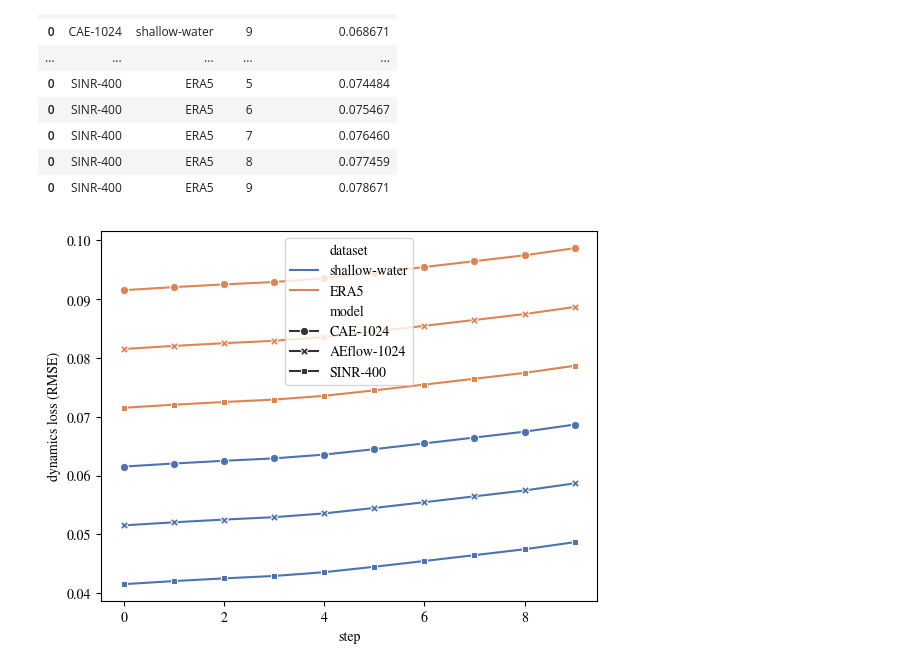
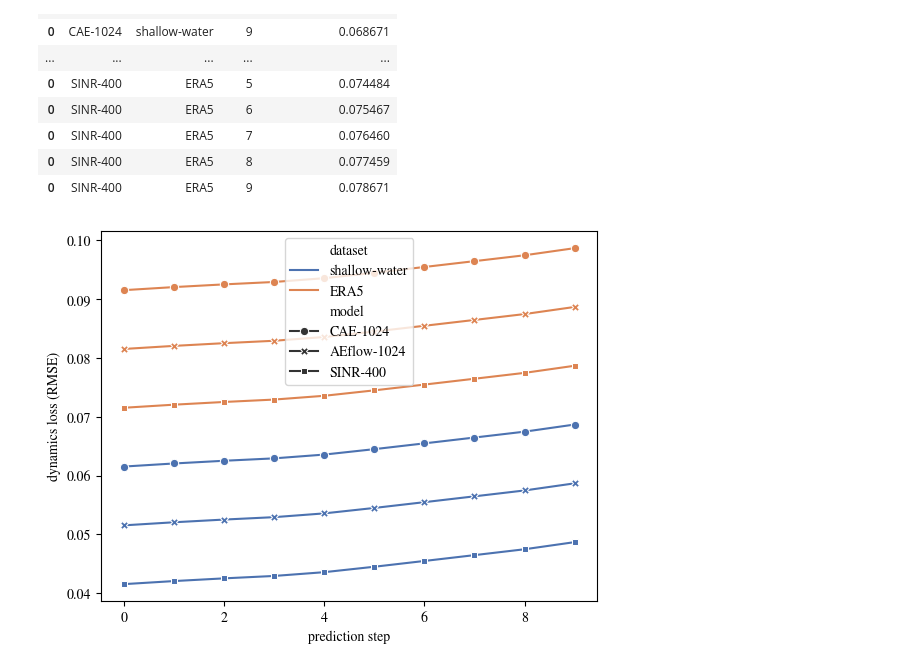
Before and after one commit to zylipku/LAINR, a Jupyter notebook: src/plot/dynamics_loss.ipynb, the cells around one changed output. Drawn from its saved outputs; the diff is of its cells as text; code cells hidden in the pictures.

```diff
--- a/src/plot/dynamics_loss.ipynb
+++ b/src/plot/dynamics_loss.ipynb
@@ -111,7 +111,8 @@ df
 | 0 | SINR-400 | ERA5 | 8 | 0.077459 |
 | 0 | SINR-400 | ERA5 | 9 | 0.078671 |
 # %%
-sns.lineplot(data=df, x='step', y='dynamics loss (RMSE)', hue='dataset', palette='deep', style='model', markers=True, dashes=False,legend='brief')
+ax=sns.lineplot(data=df, x='step', y='dynamics loss (RMSE)', hue='dataset', palette='deep', style='model', markers=True, dashes=False,legend='brief')
+ax.set_xlabel('prediction step')
 plt.savefig('dynamics_loss.pdf', bbox_inches='tight')
 # %% [output]
-[figure, old version]
+[figure, new version]
```
Also changed, not shown: 16 other files.
